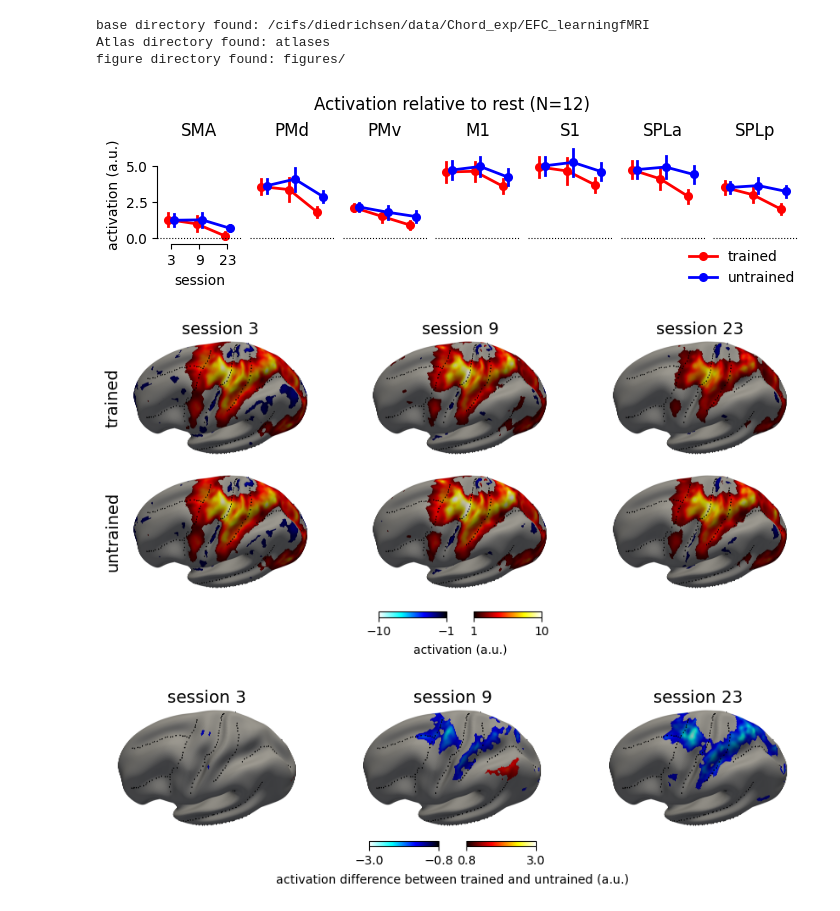
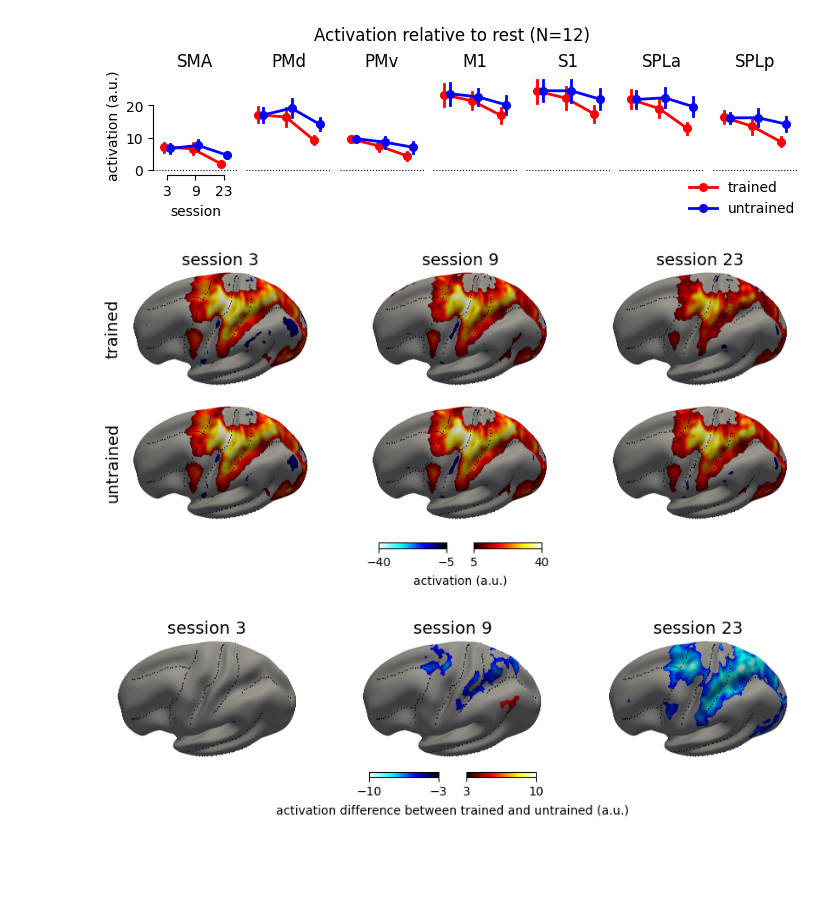
Before and after one commit to mnlmrc/extension-flexion-chords, a Jupyter notebook: notebooks/activation.ipynb, the cells around one changed output. Saved outputs shown, nothing was run; the diff lists cells and outputs as text; code cells hidden in the pictures; blank space fills up the shorter version.

```diff
--- a/notebooks/activation.ipynb
+++ b/notebooks/activation.ipynb
@@ -6,19 +6,18 @@ import seaborn as sb
 import matplotlib.pyplot as plt
 from matplotlib.patches import Patch
 from matplotlib.lines import Line2D
+from imaging_pipelines.vis import plot_surf
+from matplotlib.colors import LinearSegmentedColormap, Normalize
+import nibabel as nb
+from matplotlib.cm import ScalarMappable
 import numpy as np
 from EFC_learningfMRI.vis import plot_im_sess
-
-figDir = gl.figDir
-# %% [output]
-base directory found: /cifs/diedrichsen/data/Chord_exp/EFC_learningfMRI
-Atlas directory found: atlases
-figure directory found: figures/
 # %%
 H = 'L'
 atlas = 'ROI'
-rois = gl.rois[atlas][:-1]
-glm = 1
+rois = gl.rois[atlas]
+glm = 3
+stat = 'con'
 df = pd.read_csv(os.path.join(gl.baseDir, f'glm{glm}', 'ROI.con.avg.tsv'), sep='\t')
 N = df.sn.nunique()
 df = df.groupby(['chord', 'session', 'sn', 'roi', 'Hem']).mean(numeric_only=False).reset_index()
@@ -26,23 +25,17 @@ dfH = df[df.Hem==H]
 
 fig, axs = plt.subplots(1, len(rois), sharey=True, sharex=True, figsize=(7, 2), constrained_layout=True)
 plot_im_sess(fig, axs, dfH, rois, y='con', hue='chord', hue_order=['trained', 'untrained'], palette=['red', 'blue'], add_zero=True)
-axs[0].spines['bottom'].set_bounds(0, 2)
-axs[0].spines['left'].set_bounds(0, 5)
+sb.despine(ax=axs[0], trim=True)
 axs[0].set_ylabel('activation (a.u.)')
 axs[-1].legend([], frameon=False, loc='upper right')
 fig.legend(frameon=False, loc='lower right')
 axs[0].set_xlabel('session')
 fig.suptitle(f'Activation relative to rest (N={N})')
-fig.savefig(os.path.join(figDir, f'activation.glm{glm}.{atlas}.{H}.pdf'))
+# fig.savefig(os.path.join(figDir, f'activation.glm{glm}.{atlas}.{H}.pdf'))
 plt.show()
 # %% [output]
-[figure, old version]
+[figure, new version]
 # %%
-from imaging_pipelines.vis import plot_surf
-from matplotlib.colors import LinearSegmentedColormap, Normalize
-import nibabel as nb
-from matplotlib.cm import ScalarMappable
-
 cold_colors = [(0, 0, 0), (0, 0, 1), (0, 1, 1), (1, 1, 1)]  # RGB tuples
 cold = LinearSegmentedColormap.from_list('cold_custom', cold_colors, N=128)
 hot = plt.cm.hot(np.linspace(0, 1, 128))
@@ -51,8 +44,8 @@ combined = np.vstack((cold_vals, hot))
 cmap = LinearSegmentedColormap.from_list('coldhot', combined)
 
 dtype = 'con'
-thresh = 1
-vmin, vmax = -10, 10
+thresh = 5
+vmin, vmax = -40, 40
 H = 'L'
 
 cifti = nb.load(os.path.join(gl.baseDir, gl.surfDir, f'glm{glm}.con.session.smooth.dscalar.nii'))
@@ -89,45 +82,42 @@ cbar_pos.set_ticks([thresh, vmax])
 #fig.suptitle('Surface activation (left hemisphere)')
 
 plt.subplots_adjust(left=0, right=1, bottom=.2, top=.9, hspace=0)
-#fig.tight_layout()
-fig.savefig(os.path.join(figDir, f'surf_activation.{H}.pdf'))
+#fig.savefig(os.path.join(figDir, f'surf_activation.{H}.pdf'))
 
 plt.show()
 # %% [output]
-[figure, old version]
+[figure, new version]
 # %%
-vmin, vmax = -3, 3
-thresh = .8
+vmin, vmax = -10, 10
+thresh = 3
 cifti = nb.load(os.path.join(gl.baseDir, gl.surfDir, f'glm{glm}.con.trained_vs_untrained.smooth.dscalar.nii'))
 fig, axs = plt.subplots(1, 3, sharex=True, sharey=True, figsize=(8, 3), )
 for col in range(3):
     ax = axs[col]
     fig, ax = plot_surf(fig, ax, cifti, H, cmap=cmap, col=col, thresh=thresh, vmin=vmin, vmax=vmax)
 
     ax.set_title(f'session {gl.sessions[col]}', fontsize=14)
 
     cold_half = LinearSegmentedColormap.from_list("cold_half", combined[:128])
     hot_half = LinearSegmentedColormap.from_list("hot_half", combined[128:])
 
 neg_norm = Normalize(vmin=vmin, vmax=-thresh)
 sm_neg = ScalarMappable(norm=neg_norm, cmap=cold_half)
 cax_neg = fig.add_axes([0.38, 0.2, 0.1, 0.02])
 cbar_neg = fig.colorbar(sm_neg, ax=ax, cax=cax_neg, pad=0.01, orientation='horizontal')
 cbar_neg.set_ticks([vmin, -thresh])
 fig.supxlabel('activation difference between trained and untrained (a.u.)', fontsize=10, y=.05)
 
 pos_norm = Normalize(vmin=thresh, vmax=vmax)
 sm_pos = ScalarMappable(norm=pos_norm, cmap=hot_half)
 cax_pos = fig.add_axes([0.52, 0.2, 0.1, 0.02])
 cbar_pos = fig.colorbar(sm_pos, ax=ax, cax=cax_pos, pad=0.01, orientation='horizontal')
 cbar_pos.set_ticks([thresh, vmax])
 
 #fig.suptitle('Trained vs. untrained activation (left hemisphere)')
 
 plt.subplots_adjust(left=0, right=1, bottom=.1, top=.9, hspace=0)
 
-fig.savefig(os.path.join(figDir, f'surf_activation_diff.{H}.pdf'))
-
 plt.show()
 # %% [output]
-[figure, old version]
+[figure, new version]
```
Also changed, not shown: 32 other files.
